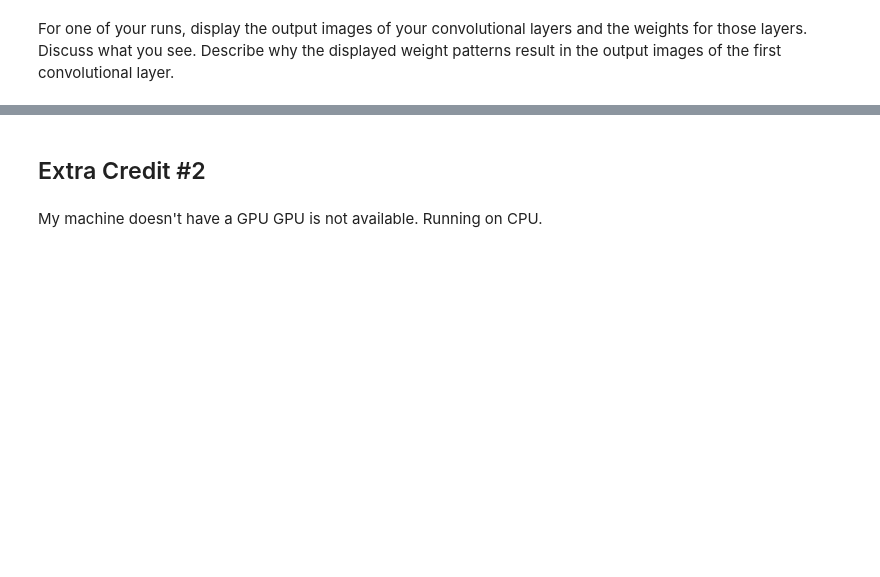
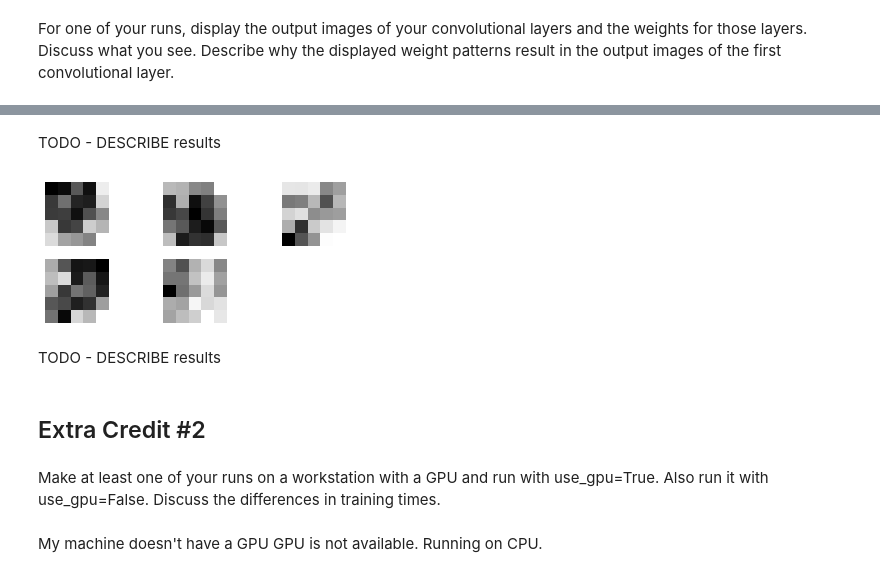
Before and after one commit to bstaab/CS545_MachineLearning, a Jupyter notebook: assignments/A4/Staab-A4.ipynb, the cells around one changed output, grey strips where cells are left out. Cells and saved outputs as stored; diff of their text form; code cells hidden in the pictures; blank space fills up the shorter version.

```diff
--- a/assignments/A4/Staab-A4.ipynb
+++ b/assignments/A4/Staab-A4.ipynb
@@ -711,5 +728,16 @@ For one of your runs, display the output images of your convolutional layers and
+# %% [markdown]
+TODO - DESCRIBE results
+# %%
+show_layer_weights(nnet, 0);
+# %% [output]
+[figure, added]
+# %% [markdown]
+TODO - DESCRIBE results
 # %% [markdown]
 ## Extra Credit #2
+# %% [markdown]
+Make at least one of your runs on a workstation with a GPU and run with use_gpu=True.
+Also run it with use_gpu=False.  Discuss the differences in training times.
 # %% [markdown]
 My machine doesn't have a GPU
 GPU is not available. Running on CPU.
```
Also changed, not shown: parts of 4 cells of this notebook, 2 other files.
